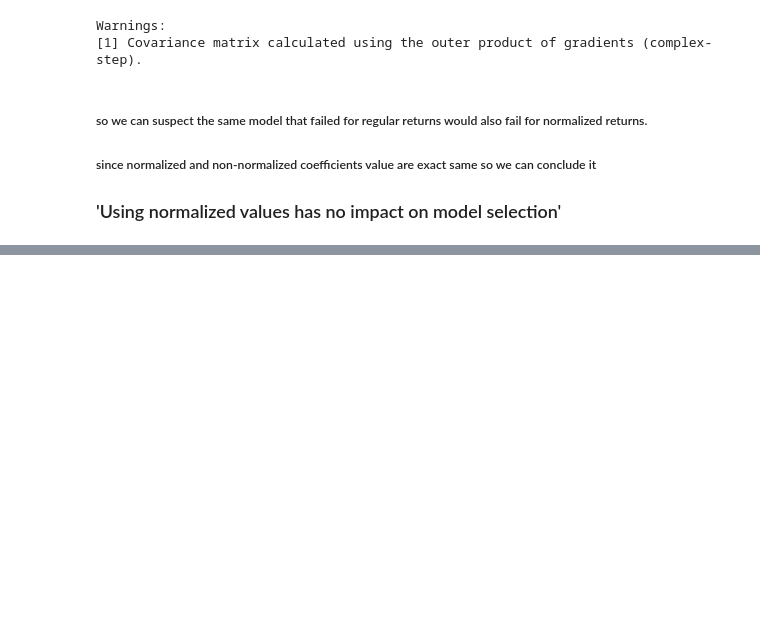
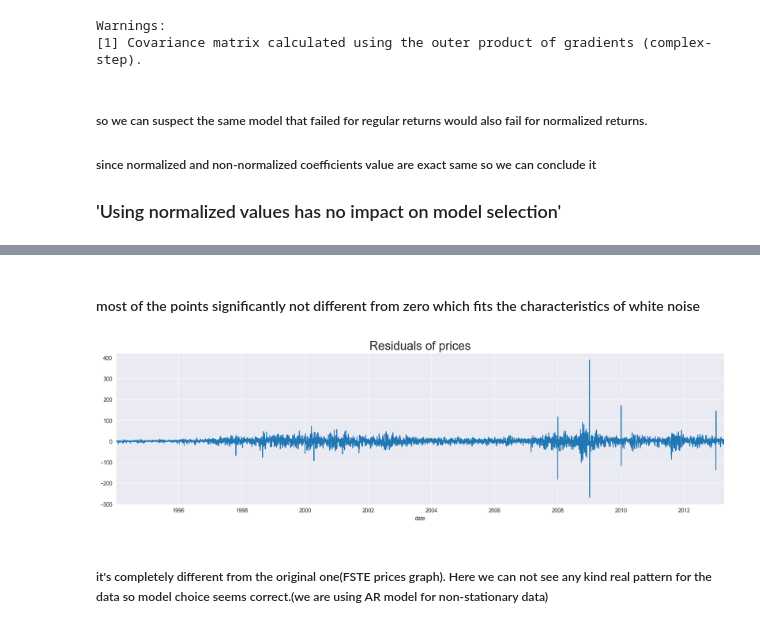
Before and after one commit to SMARIFUL1/Time-Series-Analysis, a Jupyter notebook: TimeSeries365.ipynb, the cells around one changed output, grey strips where cells are left out. Saved outputs shown, nothing was run; the diff lists cells and outputs as text; code cells hidden in the pictures; blank space fills up the shorter version.

```diff
--- a/TimeSeries365.ipynb
+++ b/TimeSeries365.ipynb
@@ -779,0 +806,10 @@ Warnings:
+# %% [markdown]
+####  most of the points significantly not different from zero which fits the characteristics of white noise
+# %%
+df.res_price[1:].plot(figsize=(20,5))
+plt.title('Residuals of prices', size=22)
+plt.show()
+# %% [output]
+[figure, added]
+# %% [markdown]
+##### it's completely different from the original one(FSTE prices graph). Here we can not see any kind real pattern for the data so model choice seems correct.(we are using AR model for non-stationary data)
```
Also changed, not shown: parts of 26 cells of this notebook.
